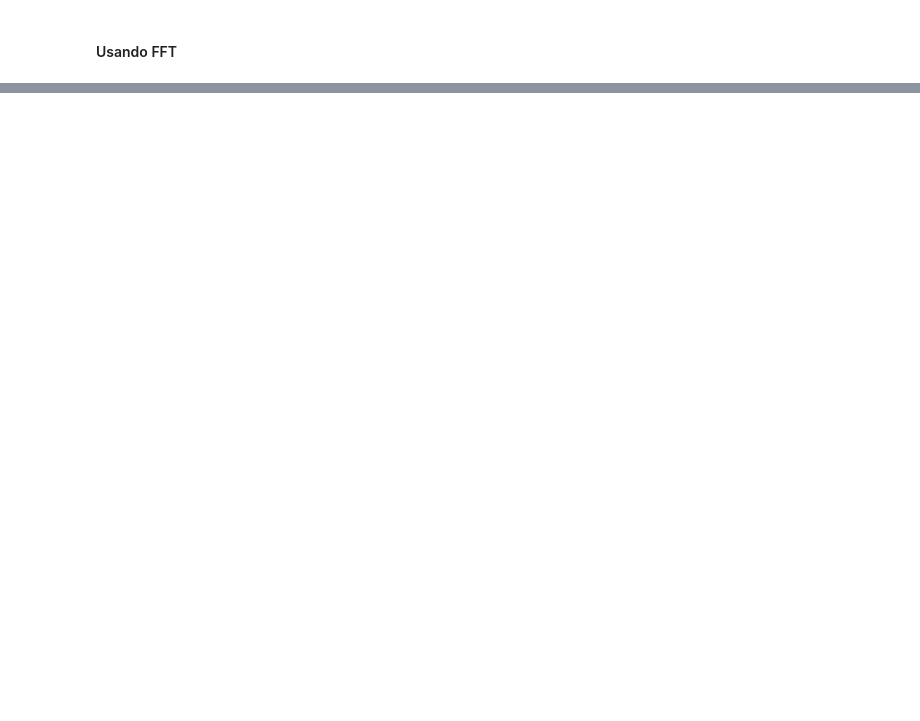
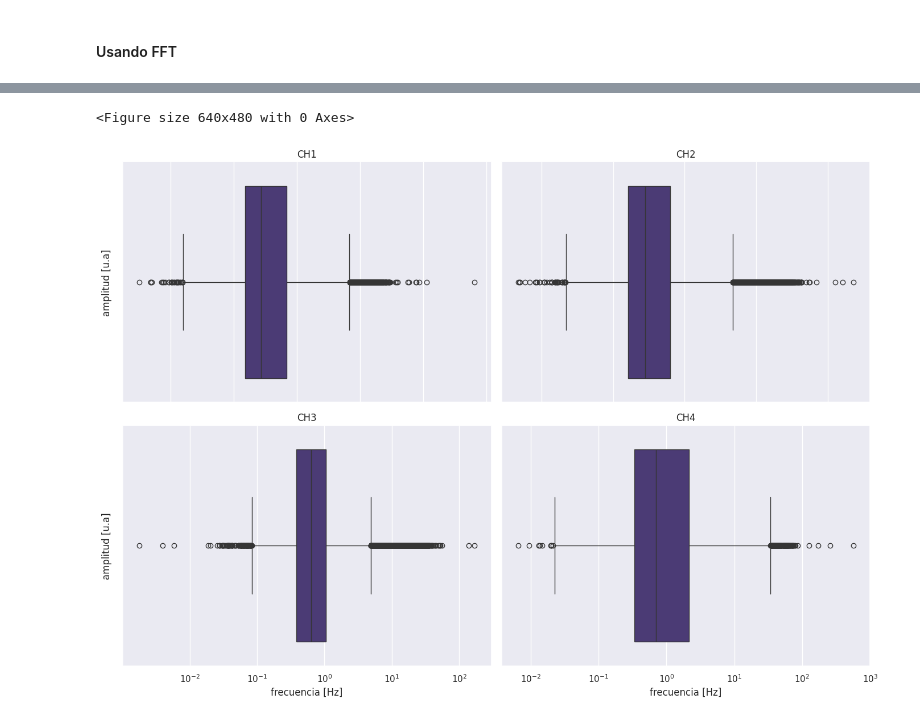
Before and after one commit to CrisCL20/Proyecto---INF405, a Jupyter notebook: Proyecto_INF405.ipynb, the cells around one changed output, grey strips where cells are left out. Drawn from its saved outputs; the diff is of its cells as text; code cells hidden in the pictures; blank space fills up the shorter version.

```diff
--- a/Proyecto_INF405.ipynb
+++ b/Proyecto_INF405.ipynb
@@ -246,0 +146,25 @@ plt.show()
+# %%
+#Boxplot de todos los canales para saber si es necesario filtrar outliers
+def boxplot(channels):
+    plt.clf()
+    fig, axs = plt.subplots(2, 2, figsize=(14, 10))
+    for i, (ch_fft, ax) in enumerate(zip(channels, axs.flatten())):
+        sns.boxplot(np.abs(ch_fft), showfliers=True, log_scale=True, orient='h', ax=ax)
+        ax.set_xlabel("Frecuencia")
+        ax.set_ylabel("Amplitud")
+        ax.set_title(f"CH{i+1}")
+
+    for ax in axs.flat:
+        ax.set(xlabel="frecuencia [Hz]", ylabel="amplitud [u.a]")
+
+    for ax in axs.flat:
+        ax.label_outer()
+
+    plt.tight_layout()
+    plt.show()
+# %%
+#Busqueda de outliers!
+boxplot(channels_fft)
+# %% [output]
+<Figure size 640x480 with 0 Axes>
+[figure, added]
```
Also changed, not shown: parts of 33 cells of this notebook.
